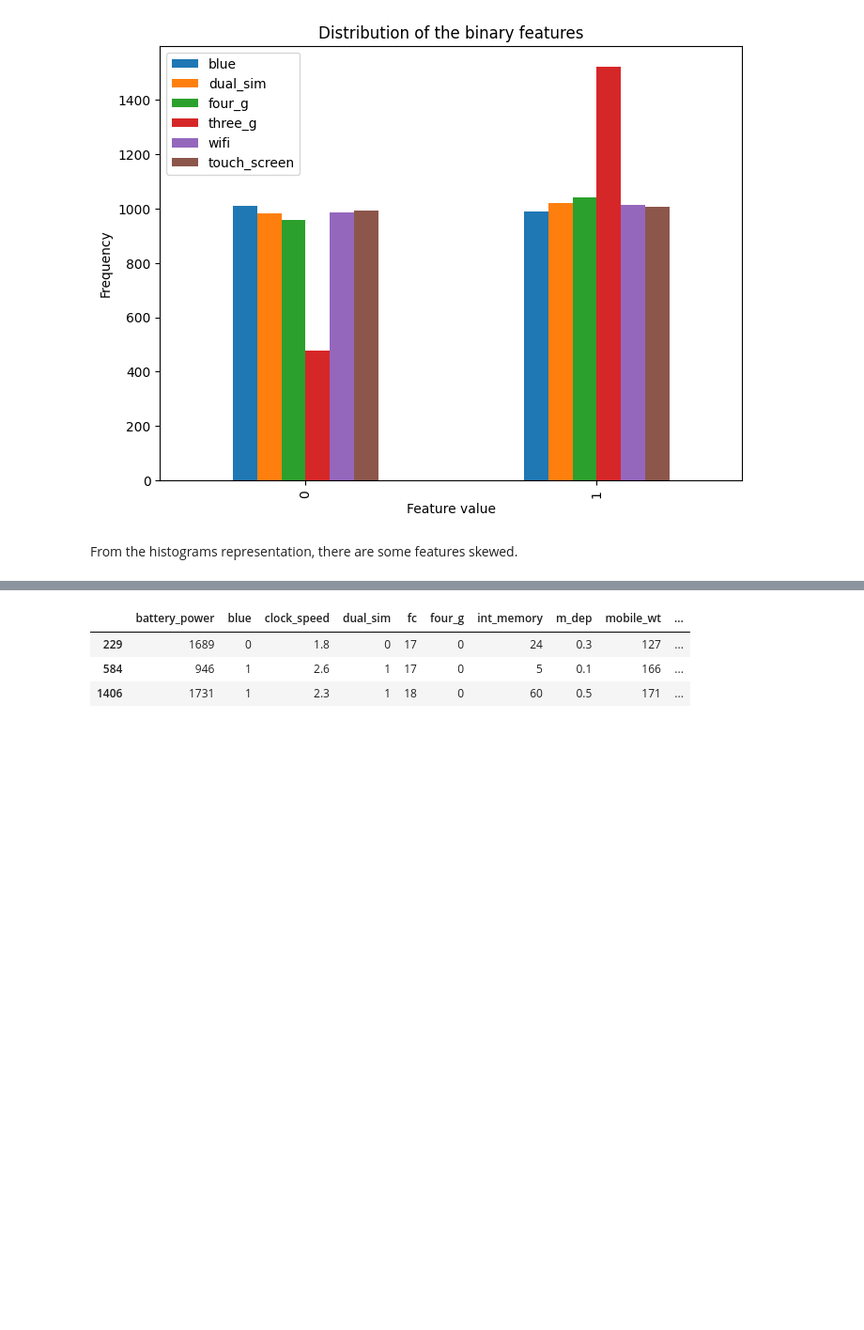
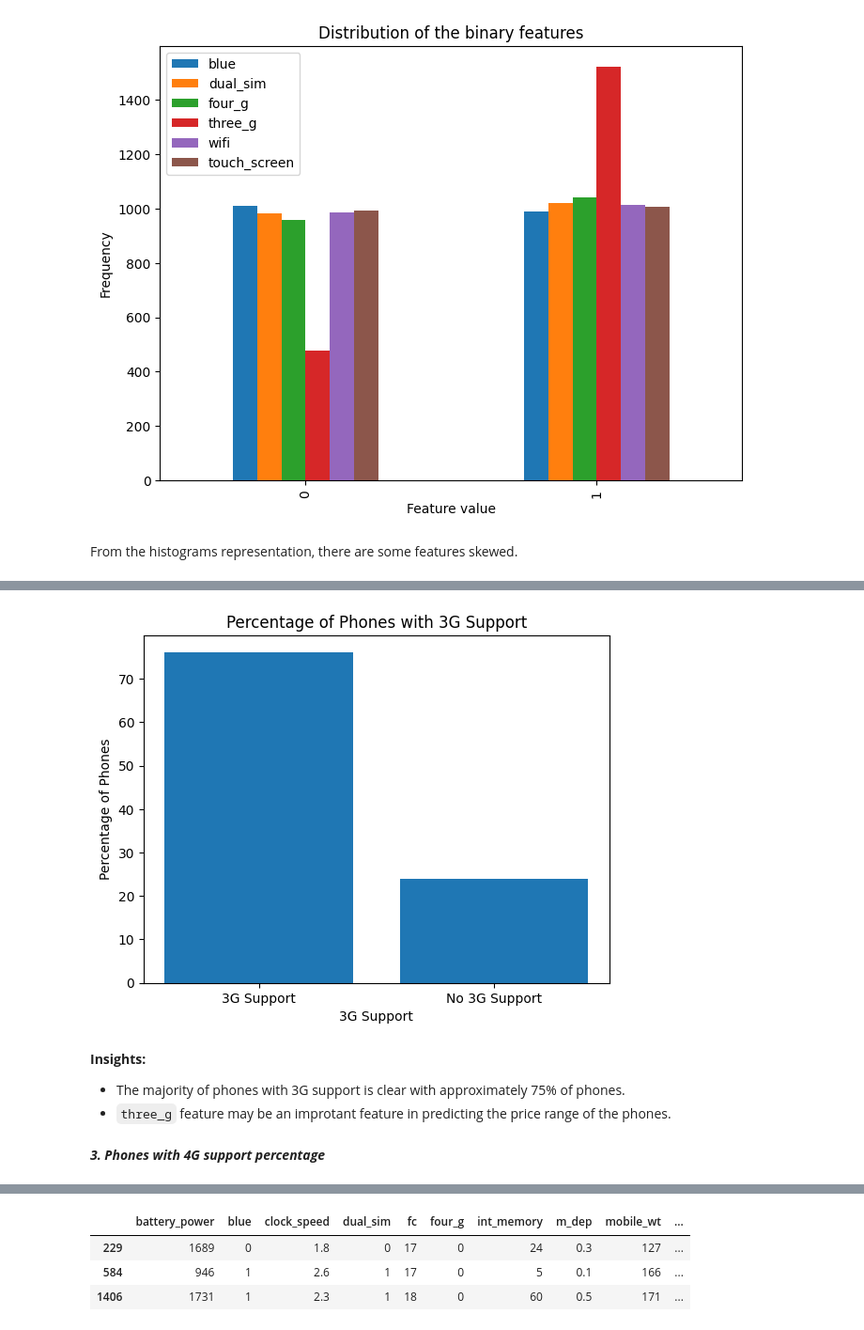
Before and after one commit to HendEmad/Mobile_price_prediction, a Jupyter notebook: notebooks/price_prediction.ipynb, the cells around one changed output, grey strips where cells are left out. Shown at 94% size. Drawn from its saved outputs; the diff is of its cells as text; code cells hidden in the pictures; blank space fills up the shorter version.

```diff
--- a/notebooks/price_prediction.ipynb
+++ b/notebooks/price_prediction.ipynb
@@ -245,0 +274,15 @@ From the histograms representation, there are some features skewed.
+# %%
+plt.bar(['3G Support', 'No 3G Support'], [percent_3g_phones, percent_non_3g_phones])
+plt.xlabel('3G Support')
+plt.ylabel('Percentage of Phones')
+plt.title('Percentage of Phones with 3G Support')
+plt.show()
+# %% [output]
+[figure, added]
+# %% [markdown]
+**Insights:**
+
+- The majority of phones with 3G support is clear with approximately 75% of phones.
+- `three_g` feature may be an improtant feature in predicting the price range of the phones.
+# %% [markdown]
+***3. Phones with 4G support percentage***
```
Also changed, not shown: parts of 64 cells of this notebook.
